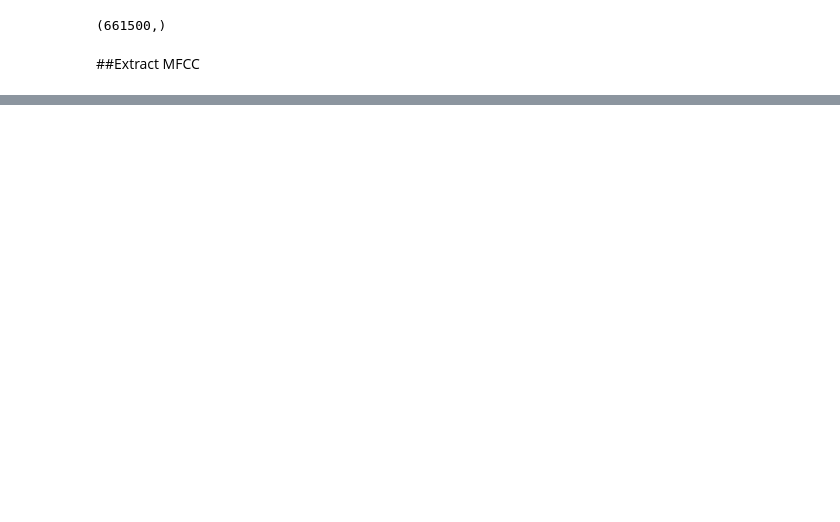
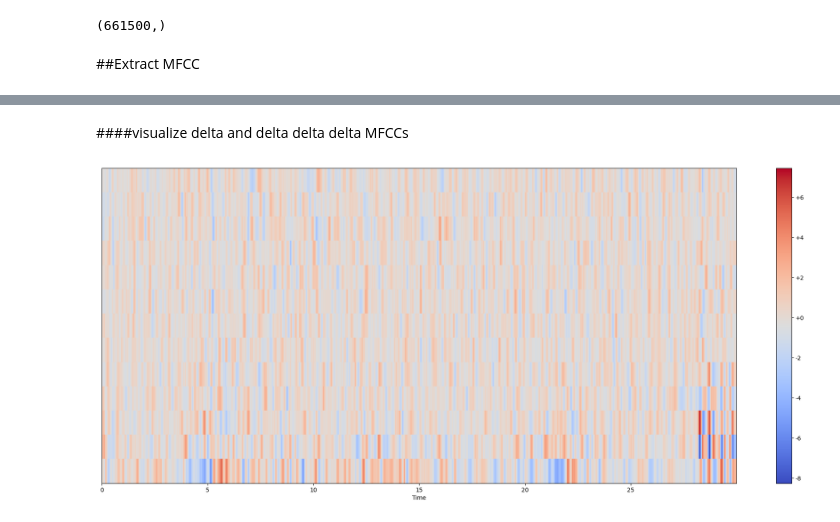
Before and after one commit to zahra-sharifzadeh/Digital_Audio_Processing, a Jupyter notebook: Extracting MFCCs/Extracting_MFCCs_with_Python.ipynb, the cells around one changed output, grey strips where cells are left out. Cells and saved outputs as stored; diff of their text form; code cells hidden in the pictures; blank space fills up the shorter version.

```diff
--- a/Extracting MFCCs/Extracting_MFCCs_with_Python.ipynb
+++ b/Extracting MFCCs/Extracting_MFCCs_with_Python.ipynb
@@ -73,0 +106,13 @@ signal.shape
+# %% [markdown]
+####visualize delta and delta delta delta MFCCs
+# %%
+plt.figure(figsize=(25, 10))
+
+librosa.display.specshow(delta_mfcc,
+                         x_axis="time",
+                         sr=sr)
+
+plt.colorbar(format="%+2.f")
+plt.show()
+# %% [output]
+[figure, added]
```
Also changed, not shown: parts of 15 cells of this notebook.
